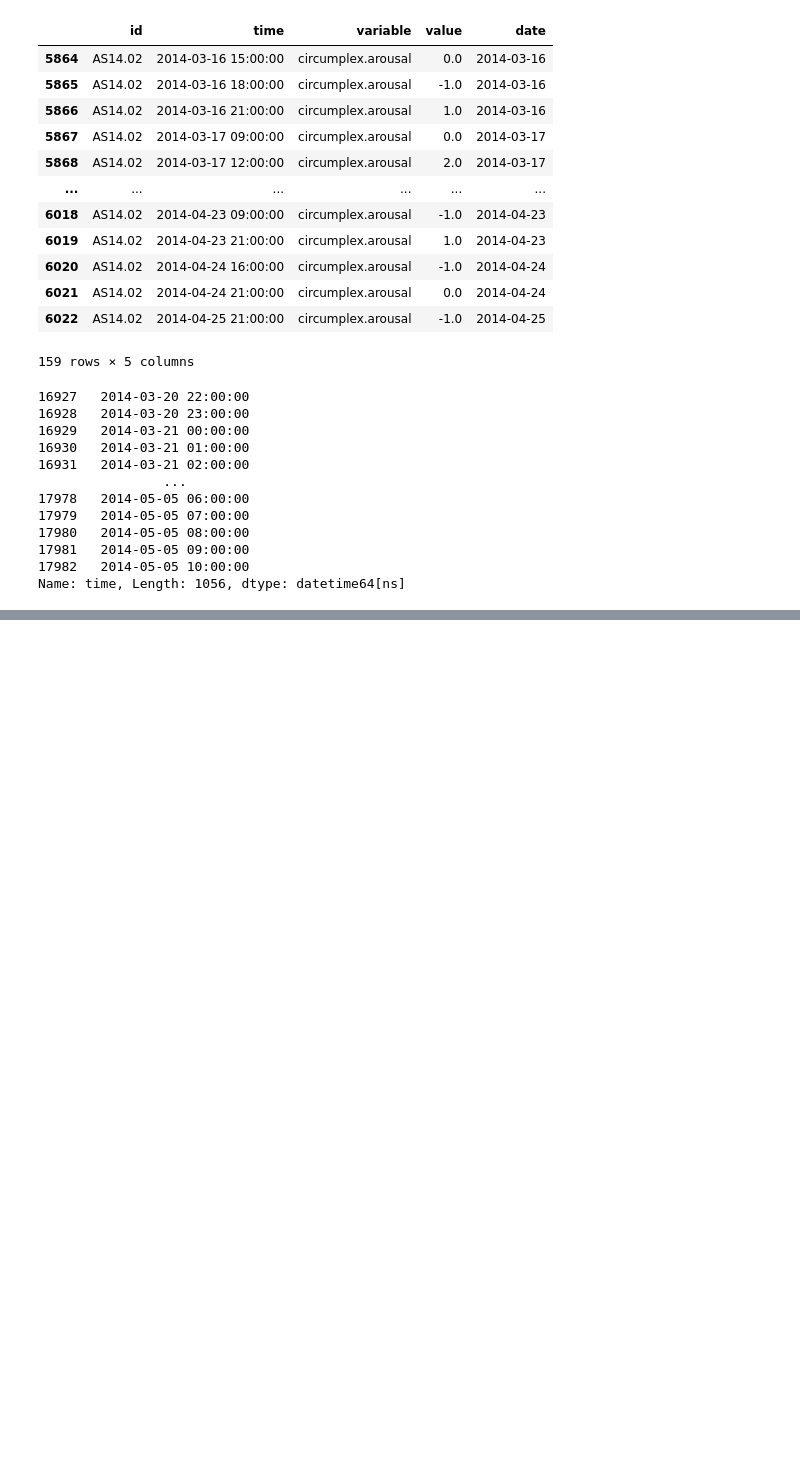
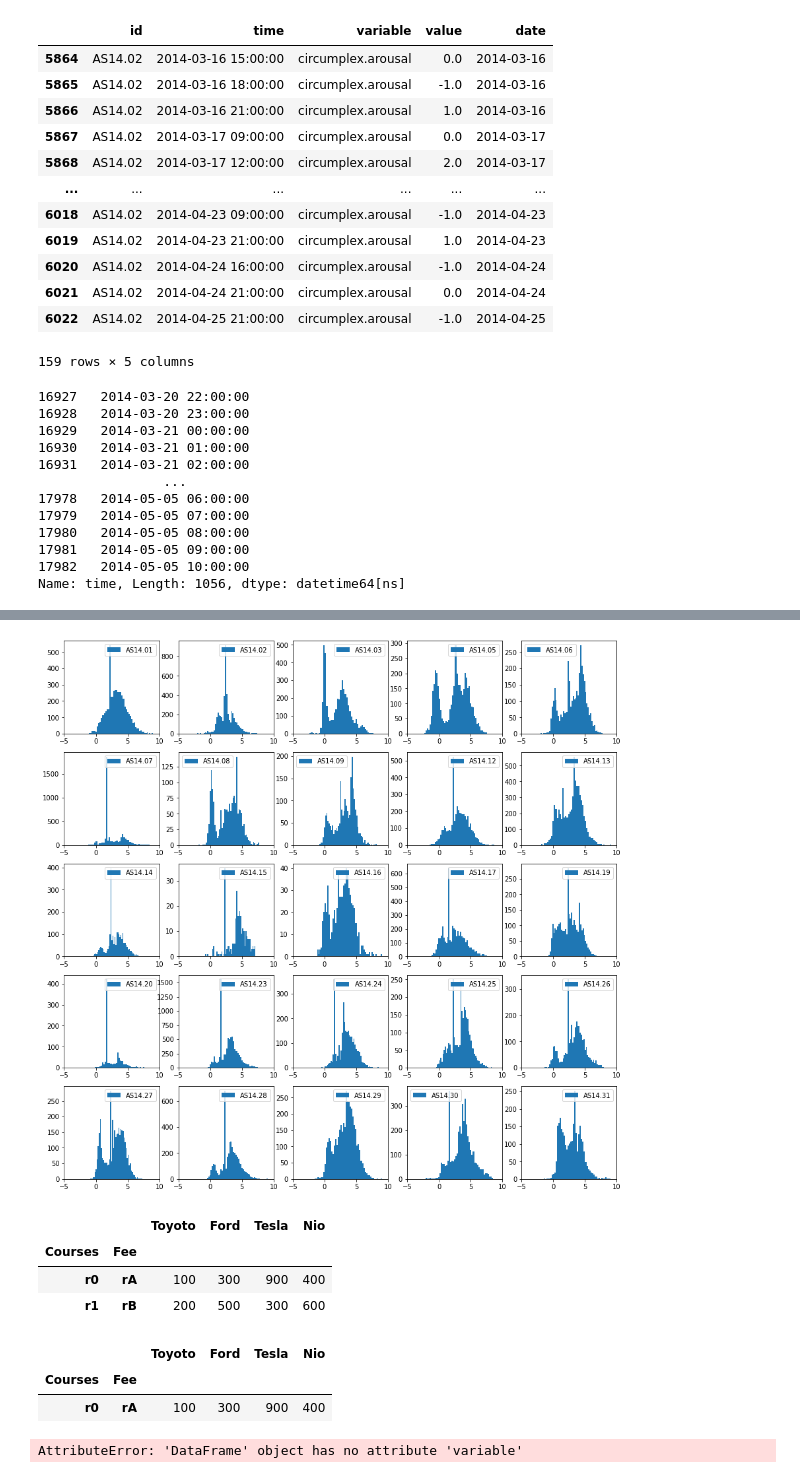
Before and after one commit to siemfenne/dataminingtechniques, a Jupyter notebook: assignment1/data_investigation.ipynb, the cells around one changed output, grey strips where cells are left out. Saved outputs shown, nothing was run; the diff lists cells and outputs as text; code cells hidden in the pictures; blank space fills up the shorter version.

```diff
--- a/assignment1/data_investigation.ipynb
+++ b/assignment1/data_investigation.ipynb
@@ -356,3 +363,7 @@ df[(df.variable == "activity") & (df.id == "AS14.01")].time
 17981   2014-05-05 09:00:00
 17982   2014-05-05 10:00:00
 Name: time, Length: 1056, dtype: datetime64[ns]
+# %%
+df = pd.DataFrame({"c1": np.random.randn(10), "c2": np.zeros(10)})
+df.index = range(10)
+df
@@ -358,0 +382,3 @@ Name: time, Length: 1056, dtype: datetime64[ns]
+# %%
+df.loc[2]["c2"] = 4
+df
@@ -358,0 +397,46 @@ Name: time, Length: 1056, dtype: datetime64[ns]
+# %%
+k = len(ids)
+fig, axs = plt.subplots(5, 5, figsize = (15,15))
+for i, id in enumerate(ids):
+    vals = df[(df.id == id) & (df.variable == "screen")].value
+    vals = vals[vals > 0]
+    vals = np.log(vals)
+    axs[i // 5, i % 5].hist(vals, bins = 50, label = id)
+    if i == 24:
+        break
+for ax_row in axs:
+    for ax in ax_row:
+        ax.legend()
+        ax.set_xlim(-5, 10)
+plt.show()
+# %% [output]
+[figure, added]
+# %%
+import pandas as pd
+multi_index = pd.MultiIndex.from_tuples([("r0", "rA"),
+                                       ("r1", "rB")],
+                                       names=['Courses','Fee'])
+cols = pd.MultiIndex.from_tuples([("Gasoline", "Toyoto"),
+                                  ("Gasoline", "Ford"),
+                                  ("Electric", "Tesla"),
+                                  ("Electric", "Nio")])
+data=[[100,300, 900,400 ], [200,500, 300,600]]
+
+df = pd.DataFrame(data, columns=cols,index=multi_index)
+df.columns = df.columns.get_level_values(1)
+df
+# %% [output]
+|  |  | Toyoto | Ford | Tesla | Nio |
+| Courses | Fee |  |  |  |  |
+| r0 | rA | 100 | 300 | 900 | 400 |
+| r1 | rB | 200 | 500 | 300 | 600 |
+# %%
+df.loc[(slice(None), "rA"), :]
+# %% [output]
+|  |  | Toyoto | Ford | Tesla | Nio |
+| Courses | Fee |  |  |  |  |
+| r0 | rA | 100 | 300 | 900 | 400 |
+# %%
+df[df.variable == "mood"]
+# %% [output]
+AttributeError: 'DataFrame' object has no attribute 'variable'
```
Also changed, not shown: parts of 3 cells of this notebook, 4 other files.
